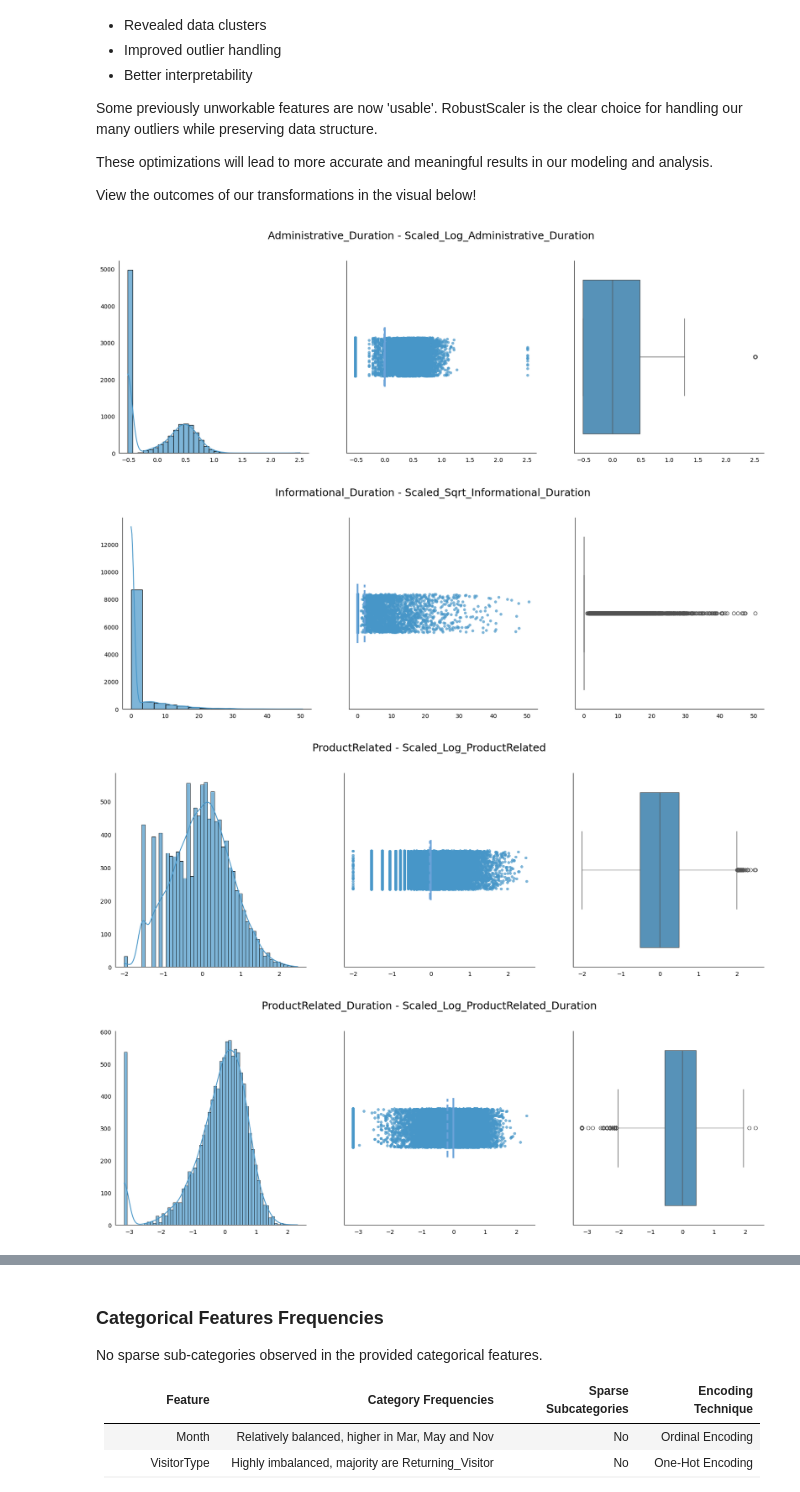
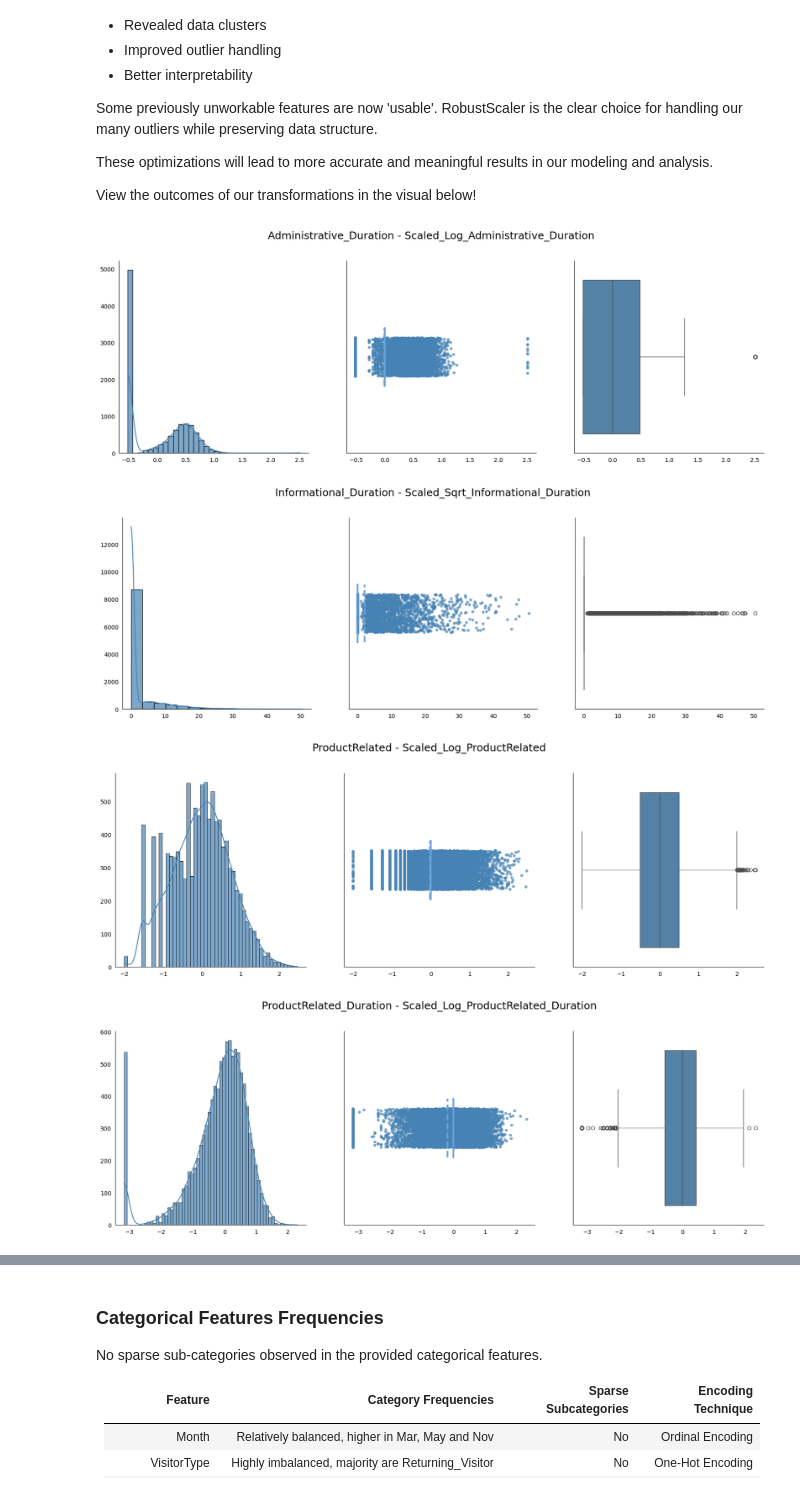
Before and after one commit to FutureGoose/ecommerce_purchase_prediction, a Jupyter notebook: gustaf_boden_ml_projekt.ipynb, the cells around one changed output, grey strips where cells are left out. Cells and saved outputs as stored; diff of their text form; code cells hidden in the pictures.

```diff
--- a/gustaf_boden_ml_projekt.ipynb
+++ b/gustaf_boden_ml_projekt.ipynb
@@ -381,6 +401,9 @@ df[float_columns] = df[float_columns].astype(float)
 df['Weekend'] = df['Weekend'].map({'True': 1, 'False': 0})
 df['Revenue'] = df['Revenue'].map({True: 1, False: 0})
 
+# Round 'SpecialDay' to 1 decimal place and convert to categorical
+df['SpecialDay'] = df['SpecialDay'].round(1).astype('object')
+
 # Downcast integer and float columns
 df = downcast_dtypes(df)
 
@@ -540,7 +563,7 @@ def plot_continuous_features(df):
         A list of continuous features in the DataFrame.
     """
     # Set the color palette
-    sns.set_palette(sns.color_palette(["#4796C8"]))
+    sns.set_palette(sns.color_palette(["steelblue"]))
 
     continuous_features = []
 
@@ -652,4 +675,7 @@ BounceRates bins: [0.         0.01574272 0.05149722 0.10272901 0.1652351  0.2
 # %%
+# Set the color palette
+sns.set_palette(sns.color_palette(["steelblue"]))
+
 # Plotting KDE binning
 fig, (ax1, ax2) = plt.subplots(1, 2, figsize=(12, 5))
 
@@ -778,7 +804,7 @@ import warnings
 warnings.filterwarnings('ignore', category=FutureWarning)
 
 # Set the color palette
-sns.set_palette(sns.color_palette(["#4796C8"]))
+sns.set_palette(sns.color_palette(["steelblue"]))
 
 engineered_features = {
     'Administrative_Duration': 'Scaled_Log_Administrative_Duration',
@@ -796,34 +822,34 @@ for feature, engineered_feature in engineered_features.items():
 
         # Plots
         sns.histplot(data=df_temp[engineered_feature], ax=ax[0], kde=True, alpha=0.7)
         sns.stripplot(x=df_temp[engineered_feature], ax=ax[1], alpha=0.7)
         sns.boxplot(x=df_temp[engineered_feature], ax=ax[2])
 
         # Stripplot median and mean line
         median = df_temp[engineered_feature].median()
         mean = df_temp[engineered_feature].mean()
         ax[1].axvline(x=median, color='#6AA2D8', linestyle='-', linewidth=3, ymin=0.35, ymax=0.65, zorder=3)  # median
         ax[1].axvline(x=mean, color='#6AA2D8', linestyle='--', linewidth=3, ymin=0.35, ymax=0.65, zorder=3)   # mean
 
         # Title entire figure
         fig.suptitle(f"{feature} - {engineered_feature}", fontsize=18, y=1)
 
         # Hide ticks while keeping labels
         ax[0].tick_params(bottom=False)
         ax[1].tick_params(bottom=False)
         ax[2].tick_params(bottom=False)
         ax[0].tick_params(left=False)
         ax[1].tick_params(left=False)
         ax[2].tick_params(left=False)
 
         # Hide x and y labels
         ax[0].set(xlabel=None, ylabel=None)
         ax[1].set(xlabel=None, ylabel=None)
         ax[2].set(xlabel=None, ylabel=None)
 
         sns.despine()
 # %% [output]
-[figure, old version]
+[figure, new version]
-[figure, old version]
+[figure, new version]
-[figure, old version]
+[figure, new version]
-[figure, old version]
+[figure, new version]
```
Also changed, not shown: parts of 20 cells of this notebook.
